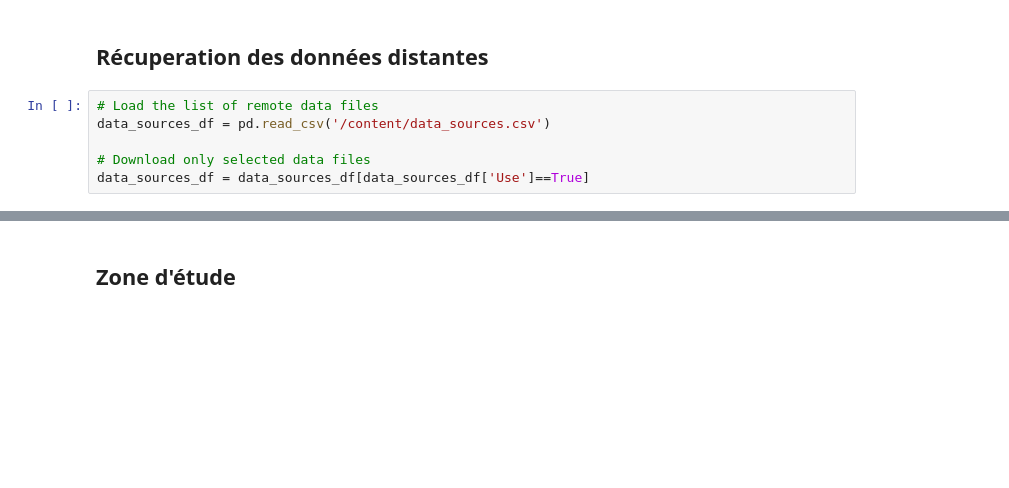
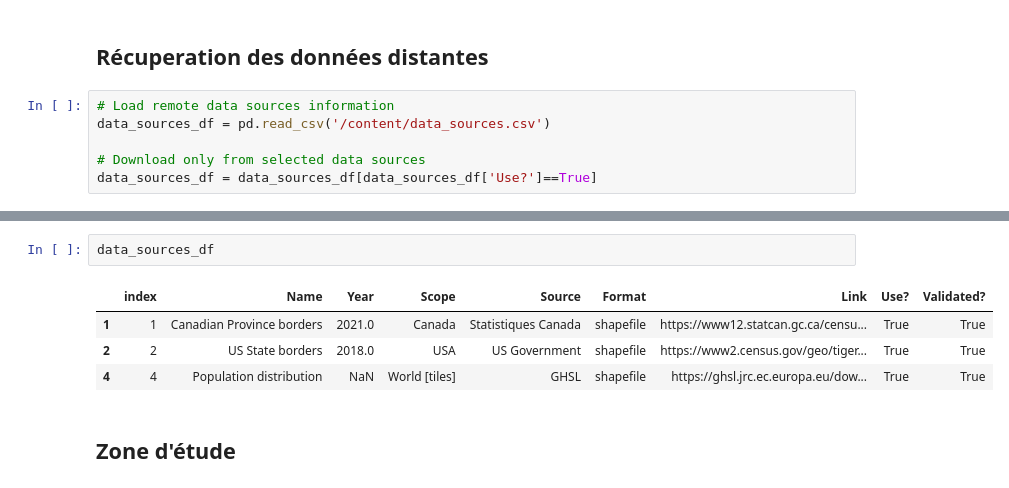
Before and after one commit to BastienBoucherat/geo6149, a Jupyter notebook: geo6149_projet_bastien.ipynb, the cells around one changed output, grey strips where cells are left out. Drawn from its saved outputs; the diff is of its cells as text; blank space fills up the shorter version.

```diff
--- a/geo6149_projet_bastien.ipynb
+++ b/geo6149_projet_bastien.ipynb
@@ -81,9 +81,9 @@ import matplotlib.pyplot as plt
 # %% [markdown]
 ## Récuperation des données distantes
 # %%
-# Load the list of remote data files
+# Load remote data sources information
 data_sources_df = pd.read_csv('/content/data_sources.csv')
 
-# Download only selected data files
-data_sources_df = data_sources_df[data_sources_df['Use']==True]
+# Download only from selected data sources
+data_sources_df = data_sources_df[data_sources_df['Use?']==True]
 # %%
@@ -120,3 +113,10 @@ GHSL_data_54009_shapefile.zip
+# %%
+data_sources_df
+# %% [output]
+|  | index | Name | Year | Scope | Source | Format | Link | Use? | Validated? |
+| 1 | 1 | Canadian Province borders | 2021.0 | Canada | Statistiques Canada | shapefile | https://www12.statcan.gc.ca/censu... | True | True |
+| 2 | 2 | US State borders | 2018.0 | USA | US Government | shapefile | https://www2.census.gov/geo/tiger... | True | True |
+| 4 | 4 | Population distribution | NaN | World [tiles] | GHSL | shapefile | https://ghsl.jrc.ec.europa.eu/dow... | True | True |
 # %% [markdown]
 ## Zone d'étude
 # %% [markdown]
```
Also changed, not shown: parts of 2 cells of this notebook.
